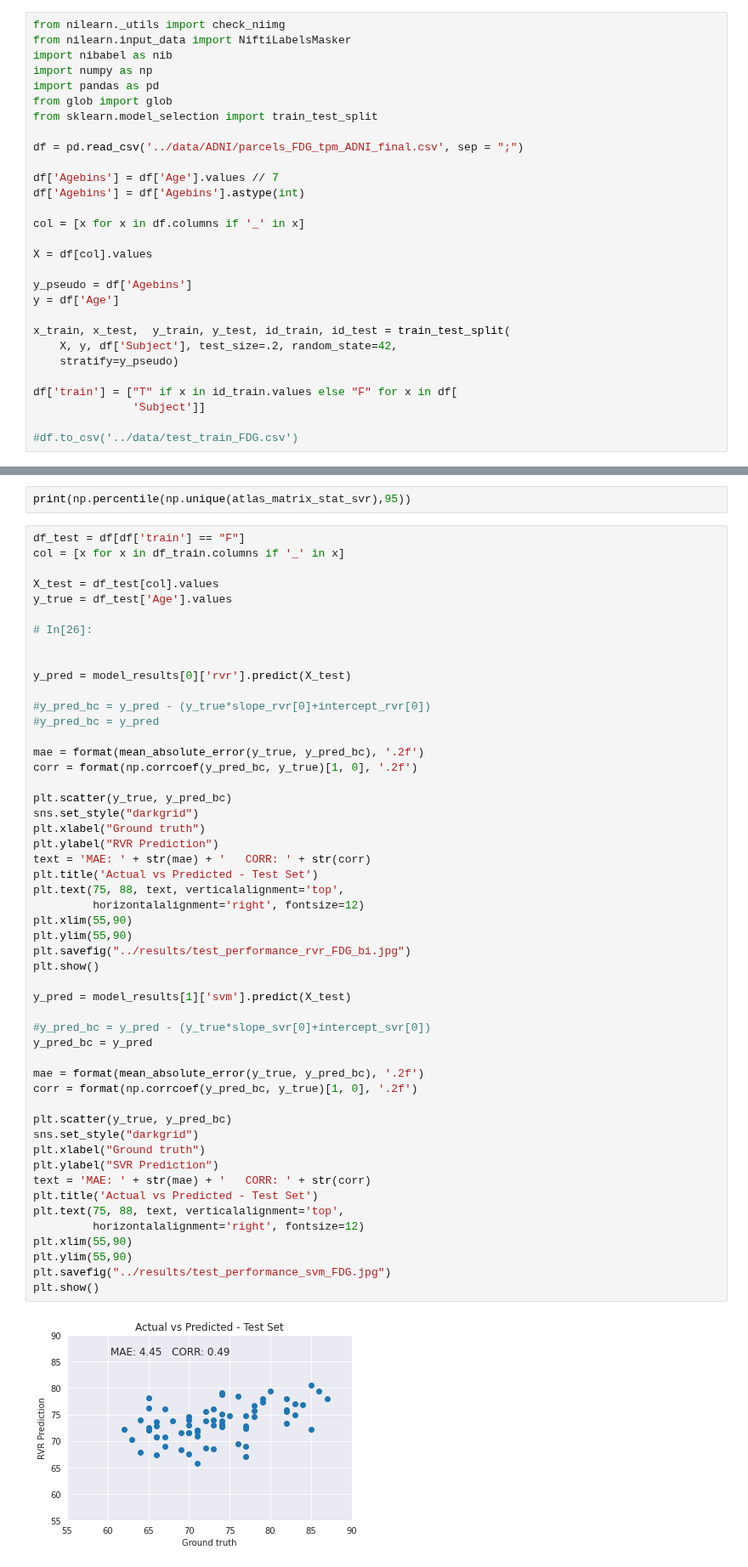
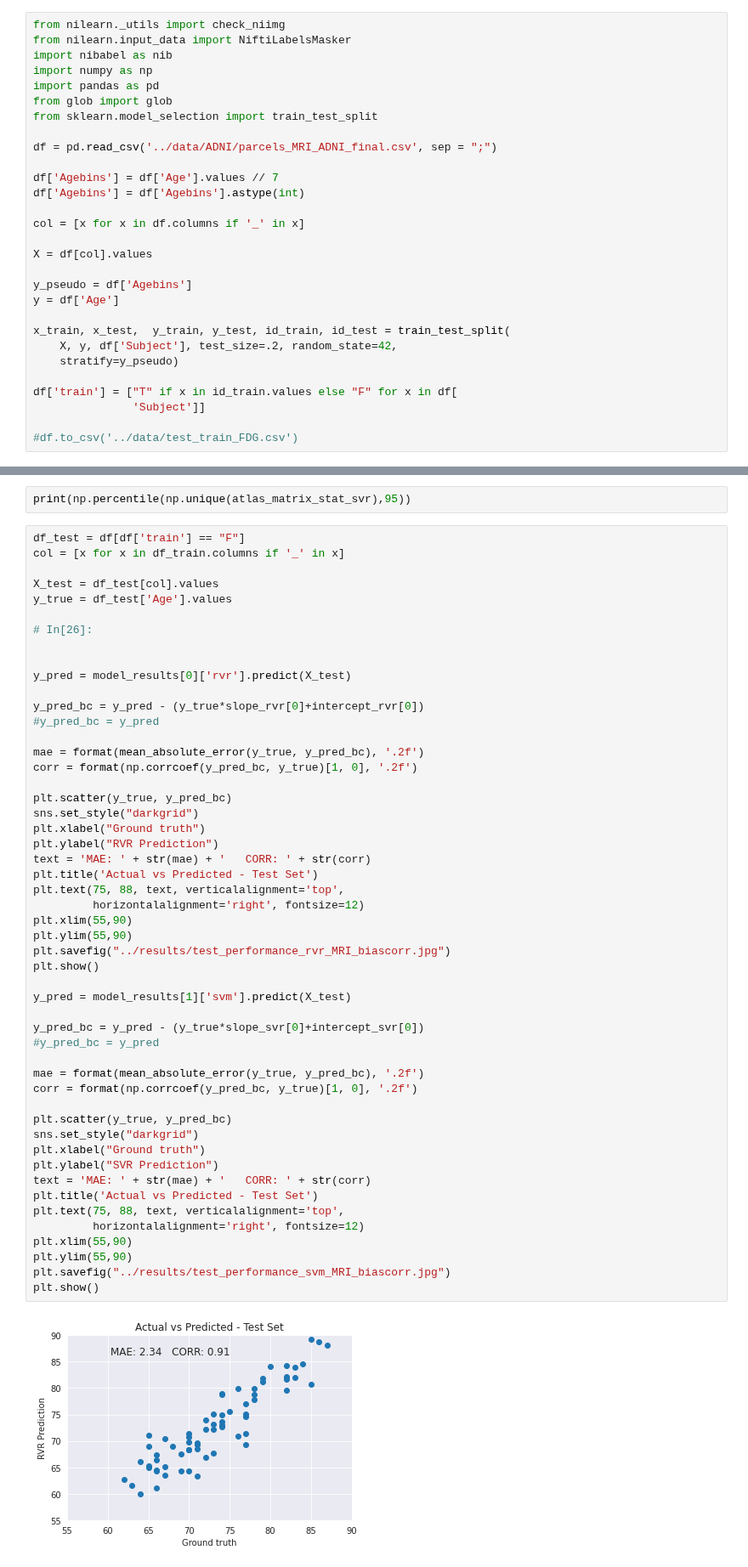
Before and after one commit to elenadoe/Brain_Age_PET_MRI, a Jupyter notebook: src/Elena_Notebook.ipynb, the cells around one changed output, grey strips where cells are left out. Shown at 85% size. Drawn from its saved outputs; the diff is of its cells as text.

Commit message:
new test results

```diff
--- a/src/Elena_Notebook.ipynb
+++ b/src/Elena_Notebook.ipynb
@@ -70,7 +70,7 @@ import pandas as pd
 from glob import glob
 from sklearn.model_selection import train_test_split
 
-df = pd.read_csv('../data/ADNI/parcels_FDG_tpm_ADNI_final.csv', sep = ";")
+df = pd.read_csv('../data/ADNI/parcels_MRI_ADNI_final.csv', sep = ";")
 
 df['Agebins'] = df['Age'].values // 7
 df['Agebins'] = df['Agebins'].astype(int)
@@ -345,7 +337,7 @@ y_true = df_test['Age'].values
 
 y_pred = model_results[0]['rvr'].predict(X_test)
 
-#y_pred_bc = y_pred - (y_true*slope_rvr[0]+intercept_rvr[0])
+y_pred_bc = y_pred - (y_true*slope_rvr[0]+intercept_rvr[0])
 #y_pred_bc = y_pred
 
 mae = format(mean_absolute_error(y_true, y_pred_bc), '.2f')
@@ -354,35 +346,35 @@ corr = format(np.corrcoef(y_pred_bc, y_true)[1, 0], '.2f')
 plt.scatter(y_true, y_pred_bc)
 sns.set_style("darkgrid")
 plt.xlabel("Ground truth")
 plt.ylabel("RVR Prediction")
 text = 'MAE: ' + str(mae) + '   CORR: ' + str(corr)
 plt.title('Actual vs Predicted - Test Set')
 plt.text(75, 88, text, verticalalignment='top',
          horizontalalignment='right', fontsize=12)
 plt.xlim(55,90)
 plt.ylim(55,90)
-plt.savefig("../results/test_performance_rvr_FDG_bi.jpg")
+plt.savefig("../results/test_performance_rvr_MRI_biascorr.jpg")
 plt.show()
 
 y_pred = model_results[1]['svm'].predict(X_test)
 
-#y_pred_bc = y_pred - (y_true*slope_svr[0]+intercept_svr[0])
-y_pred_bc = y_pred
+y_pred_bc = y_pred - (y_true*slope_svr[0]+intercept_svr[0])
+#y_pred_bc = y_pred
 
 mae = format(mean_absolute_error(y_true, y_pred_bc), '.2f')
 corr = format(np.corrcoef(y_pred_bc, y_true)[1, 0], '.2f')
 
 plt.scatter(y_true, y_pred_bc)
 sns.set_style("darkgrid")
 plt.xlabel("Ground truth")
 plt.ylabel("SVR Prediction")
 text = 'MAE: ' + str(mae) + '   CORR: ' + str(corr)
 plt.title('Actual vs Predicted - Test Set')
 plt.text(75, 88, text, verticalalignment='top',
          horizontalalignment='right', fontsize=12)
 plt.xlim(55,90)
 plt.ylim(55,90)
-plt.savefig("../results/test_performance_svm_FDG.jpg")
+plt.savefig("../results/test_performance_svm_MRI_biascorr.jpg")
 plt.show()
 # %% [output]
-[figure, old version]
+[figure, new version]
```
Also changed, not shown: parts of 3 cells of this notebook, 1 other file.
